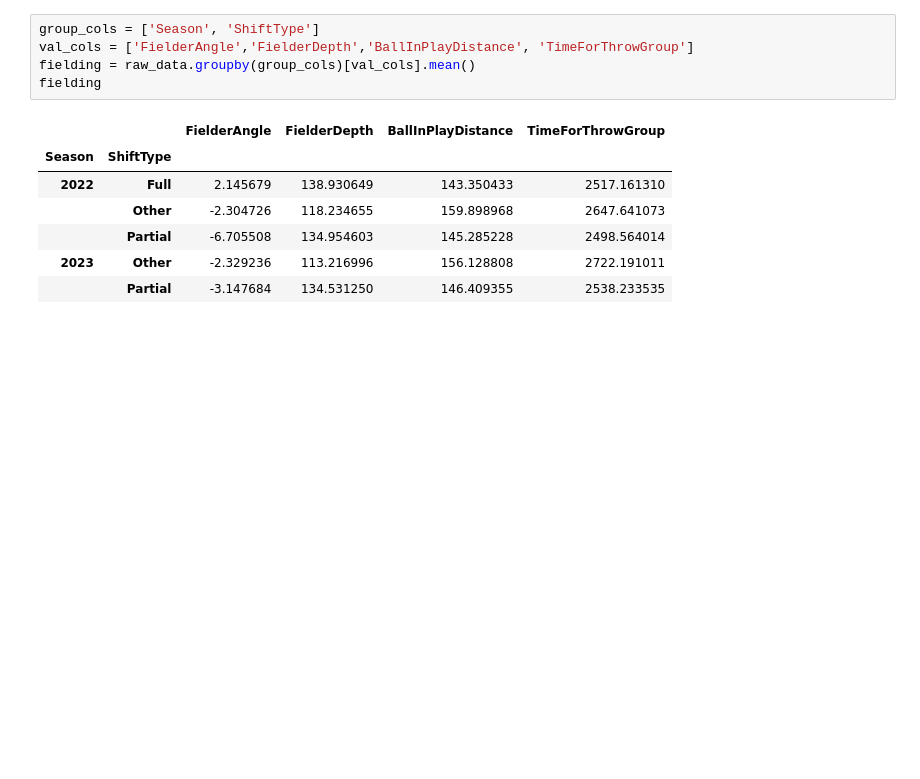
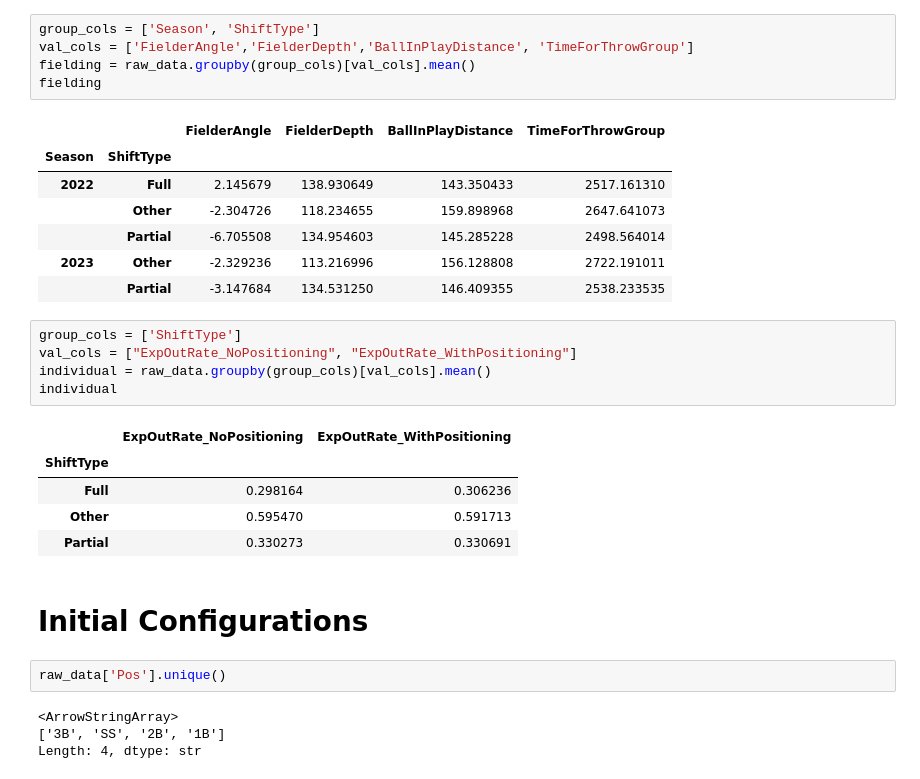
Before and after one commit to natespear521/OSU-MLB-Hackathon-2026, a Jupyter notebook: testnote.ipynb, the cells around one changed output. Cells and saved outputs as stored; diff of their text form; blank space fills up the shorter version.

Commit message:
Initial configuration

```diff
--- a/testnote.ipynb
+++ b/testnote.ipynb
@@ -145,3 +173,22 @@ fielding
 |  | Partial | -6.705508 | 134.954603 | 145.285228 | 2498.564014 |
 | 2023 | Other | -2.329236 | 113.216996 | 156.128808 | 2722.191011 |
 |  | Partial | -3.147684 | 134.531250 | 146.409355 | 2538.233535 |
+# %%
+group_cols = ['ShiftType']
+val_cols = ["ExpOutRate_NoPositioning", "ExpOutRate_WithPositioning"]
+individual = raw_data.groupby(group_cols)[val_cols].mean()
+individual
+# %% [output]
+|  | ExpOutRate_NoPositioning | ExpOutRate_WithPositioning |
+| ShiftType |  |  |
+| Full | 0.298164 | 0.306236 |
+| Other | 0.595470 | 0.591713 |
+| Partial | 0.330273 | 0.330691 |
+# %% [markdown]
+# Initial Configurations
+# %%
+raw_data['Pos'].unique()
+# %% [output]
+<ArrowStringArray>
+['3B', 'SS', '2B', '1B']
+Length: 4, dtype: str
```
Also changed, not shown: parts of 8 cells of this notebook.
